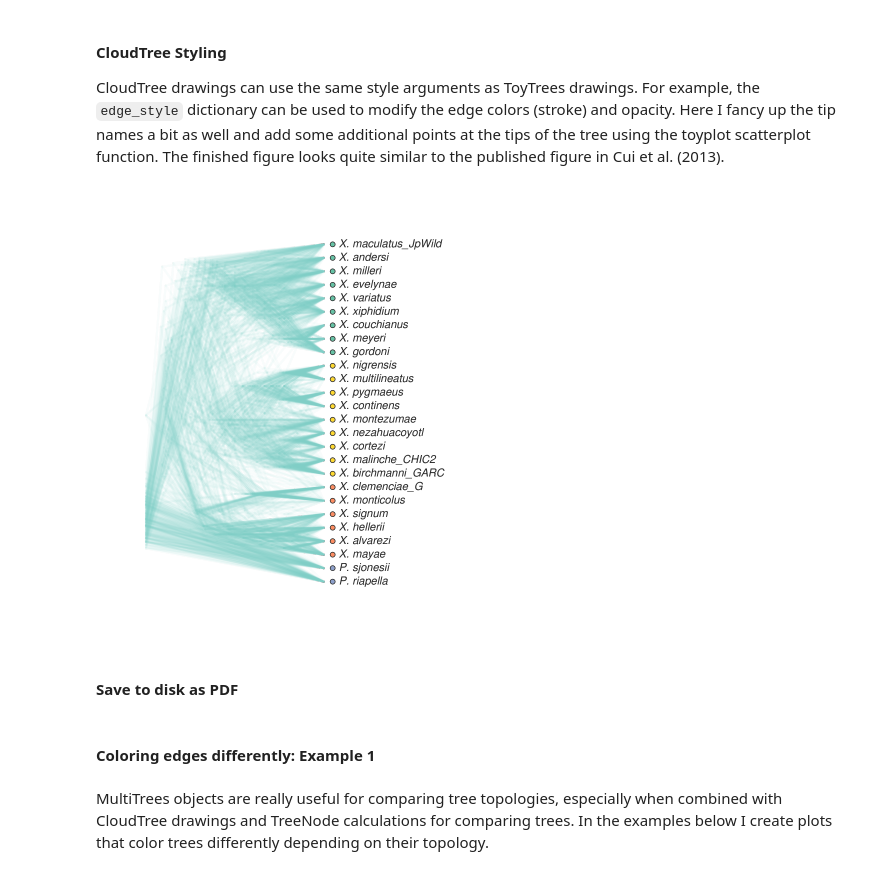
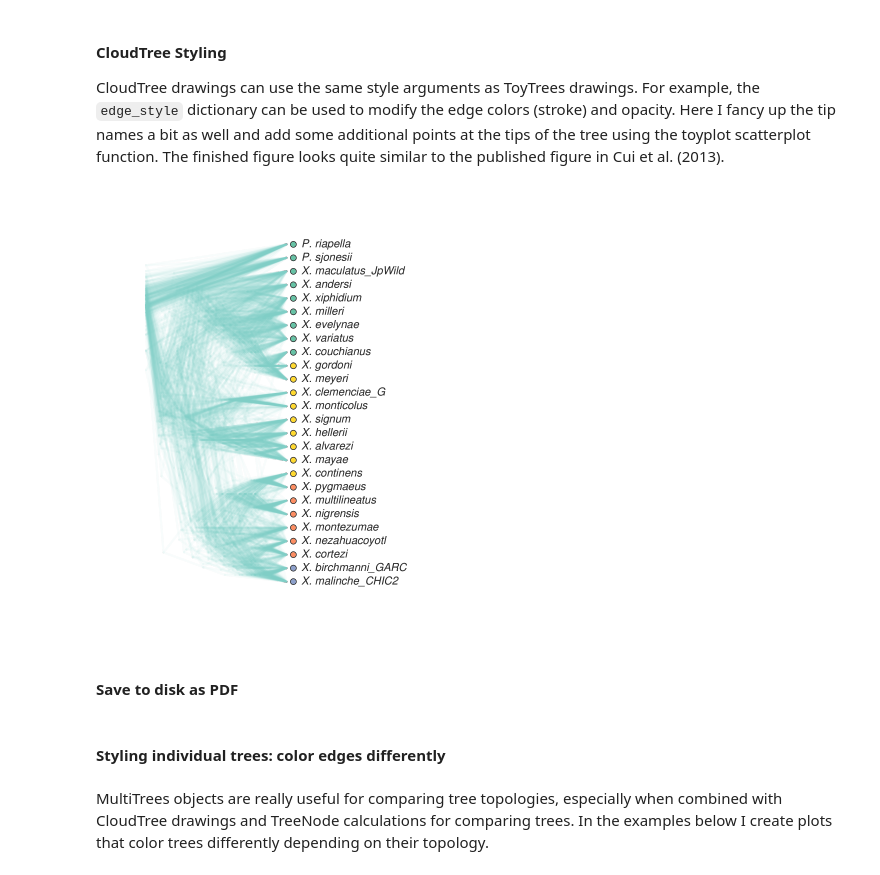
Before and after one commit to eaton-lab/toytree, a Jupyter notebook: docs/7-multitrees.ipynb, the cells around one changed output. Saved outputs shown, nothing was run; the diff lists cells and outputs as text; code cells hidden in the pictures.

```diff
--- a/docs/7-multitrees.ipynb
+++ b/docs/7-multitrees.ipynb
@@ -132,7 +143,7 @@ c, a = mtre0.draw_cloud_tree(
 ### Example: <i>Xiphophorus fishes</i>
 Data set for reconstructing a densitree figure from [Cui et al. (2013)](https://datadryad.org/resource/doi:10.5061/dryad.8bt72/1). I've taken the nexus file from the paper's dryad repository and converted it to newick and saved it online so it can be easily downloaded. The file contains 160 trees representing mrbayes consensus trees inferred for different genomic regions.
 # %%
-fish = toytree.mtree("https://eaton-lab.org/data/Xiphophorus-160mb-consenstrees.tre")
+fish = toytree.mtree("https://eaton-lab.org/data/densitree.nex")
 # %%
 fish.draw_tree_grid(
     height=300,
@@ -175,0 +170,14 @@ ofish.draw_cloud_tree(
+# %%
+# set a cloud tree tip label style by setting style on the first tree
+fish.treelist[0].style.tip_labels = [
+    '<i>{}. {}</i>'.format(i[0], i[1:])
+    for i in fish.treelist[0].get_tip_labels()
+]
+
+# draw a cloud tree which enforces a fixed tip order
+fish.draw_cloud_tree(
+    height=450,
+    width=450,
+    edge_style={"opacity": 0.025},
+    tip_labels_style={"font-size": "11px"},
+);
@@ -220,37 +230,40 @@ cfish.draw_tree_grid(
 #### CloudTree Styling
 CloudTree drawings can use the same style arguments as ToyTrees drawings. For example, the `edge_style` dictionary can be used to modify the edge colors (stroke) and opacity. Here I fancy up the tip names a bit as well and add some additional points at the tips of the tree using the toyplot scatterplot function. The finished figure looks quite similar to the published figure in Cui et al. (2013).
 # %%
+# set Style on first tree for tips of cloud tree plot
+fish.treelist[0].style.tip_labels = [
+    "<i>{}. {}</i>".format(i[0], i[1:])
+    for i in fish.treelist[0].get_tip_labels()
+]
+
 # draw the cloudtree
-canvas, axes = cfish.draw_cloud_tree(
+canvas, axes = fish.draw_cloud_tree(
     height=450,
     width=500,
     edge_style={
         'stroke': toyplot.color.brewer.palette("BlueGreen")[4],
         'opacity': 0.05,
     },
-    tip_labels=[
-        "<i>{}. {}</i>".format(i[0], i[1:]) for i in cfish.get_tip_labels()
-    ],
 );
 
 # add colored nodes at the tips (x-axis=0) (y-axis=0-ntips)
 xlocs = np.zeros(fish.ntips)
 ylocs = np.arange(fish.ntips)
 colors = np.concatenate([
     [toytree.colors[2]] * 2,
     [toytree.colors[1]] * 6,
     [toytree.colors[5]] * 9,
     [toytree.colors[0]] * 9,
 ])
 axes.scatterplot(
     xlocs + 0.05,
     ylocs,
     color=colors,
     mstyle={"stroke": "black", "stroke-width": 0.5},
-    size=5,
+    size=6,
 );
 # %% [output]
-[figure, old version]
+[figure, new version]
 # %% [markdown]
 #### Save to disk as PDF
 # %%
@@ -263,5 +276,5 @@ cfish.write("fish-trees.tre")
 # %% [markdown]
-#### Coloring edges differently: Example 1
+#### Styling individual trees: color edges differently
 # %% [markdown]
 MultiTrees objects are really useful for comparing tree topologies, especially when combined with CloudTree drawings and TreeNode calculations for comparing trees. In the examples below I create plots that color trees differently depending on their topology.
 # %%
```
Also changed, not shown: parts of 27 cells of this notebook, 5 other files.
